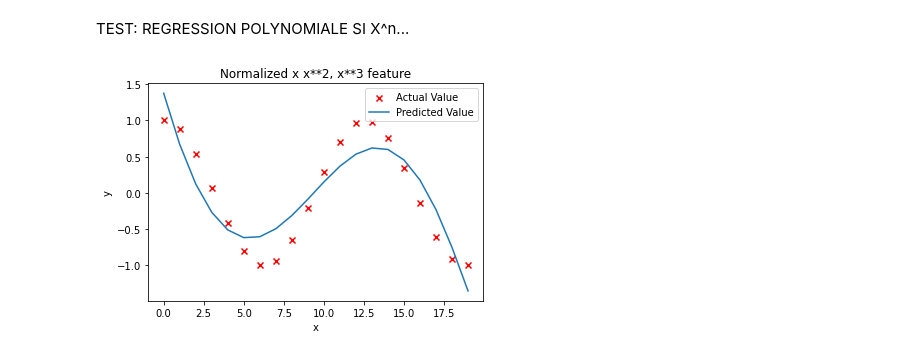
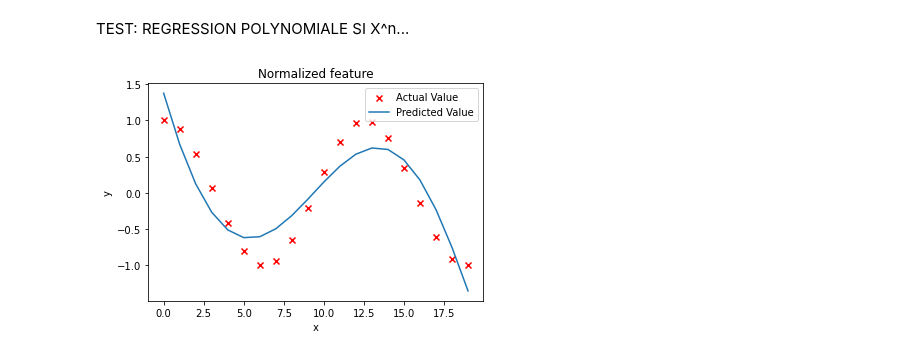
Before and after one commit to HenriS67/wineQualityPrediction, a Jupyter notebook: TPML.ipynb, the cells around one changed output. Saved outputs shown, nothing was run; the diff lists cells and outputs as text; code cells hidden in the pictures.

```diff
--- a/TPML.ipynb
+++ b/TPML.ipynb
@@ -393,21 +393,21 @@ plt.show()
 TEST: REGRESSION POLYNOMIALE SI X^n...
 # %%
 x = np.arange(0,20,1)
-y = np.cos(x/2)
+y = np.cos(x/2) #ici la valeur actuelle a prédire est cos(x/2)
 
 alpha=0.3
 nb_iter=10000
 Xn = np.c_[x, x**2, x**3,x**4, x**5, x**6]
 Xn_norm,z,r = zscore_normalize_features(Xn)
 
 b_init = 0
 w_init = np.array([ 0,0,0,0,0,0])
 initial_w = np.zeros_like(w_init)
 initial_b = 0.
 
 w_model, b_model, J_histModel = gradient_descent(Xn_norm, y,initial_w ,initial_b, alpha,nb_iter)
 
-plt.scatter(x, y, marker='x', c='r', label="Actual Value"); plt.title("Normalized x x**2, x**3 feature")
-plt.plot(x,Xn_norm@w_model + b_model, label="Predicted Value"); plt.xlabel("x"); plt.ylabel("y"); plt.legend(); plt.show()
+plt.scatter(x, y, marker='x', c='r', label="Actual Value"); plt.title("Normalized feature")
+plt.plot(x,np.dot(Xn_norm,w_model) + b_model, label="Predicted Value"); plt.xlabel("x"); plt.ylabel("y"); plt.legend(); plt.show()
 # %% [output]
-[figure, old version]
+[figure, new version]
```
